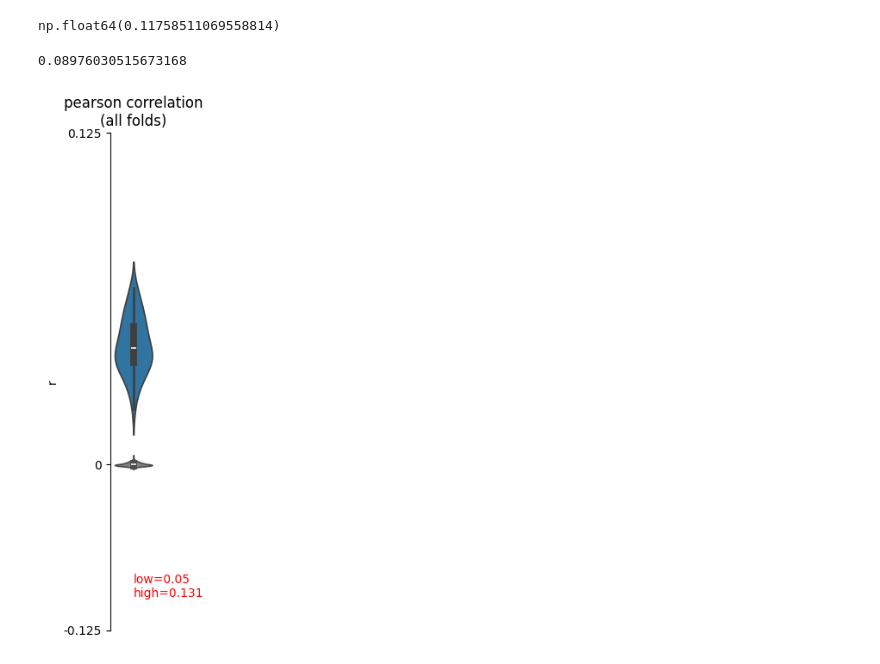
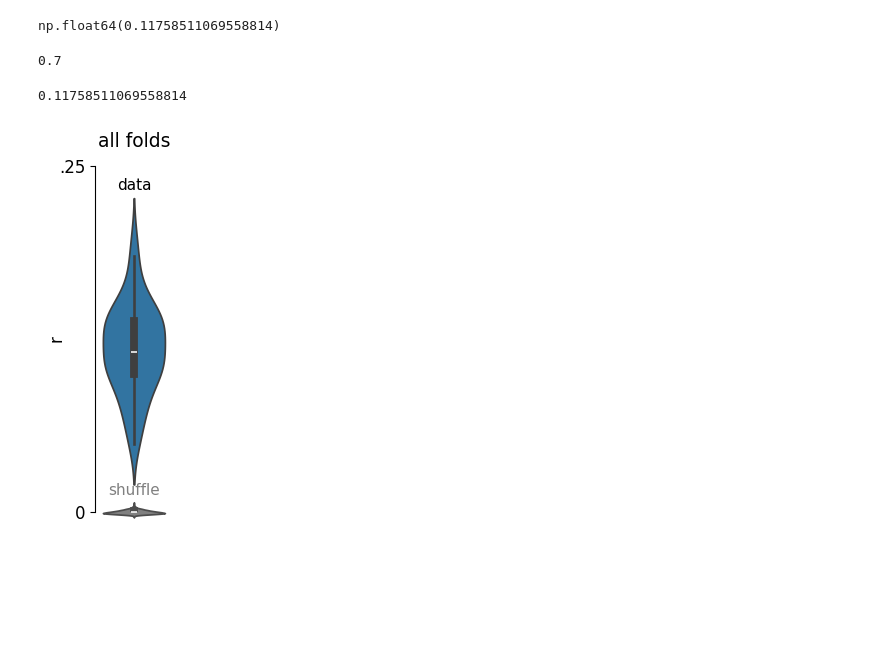
Before and after one commit to brunaafl/ShapeMetrics, a Jupyter notebook: ibl_analyses/notebooks/shape_metrics_figure.ipynb, the cells around one changed output. Cells and saved outputs as stored; diff of their text form; code cells hidden in the pictures; blank space fills up the shorter version.

Commit message:
Recreating figures

```diff
--- a/ibl_analyses/notebooks/shape_metrics_figure.ipynb
+++ b/ibl_analyses/notebooks/shape_metrics_figure.ipynb
@@ -120,10 +123,11 @@ def compute_behavioral_distance(cs, n_trials_total):
     return dist_behavioral, psycho_params, percent_right
 # %%
 
-def get_dists(train_fold,test_fold, metric="area", n_trials_total=None):
+def get_dists(train_fold,test_fold=None, metric="area", n_trials_total=None):
 
     ys,cs = train_fold
-    _,cs = test_fold
+    if test_fold is not None:
+        _,cs = test_fold
 
     S = len(ys)
 
@@ -861,23 +961,29 @@ array([np.float64(0.05497327130589534), np.float64(0.18157355746959752)],
 np.nanmean(data_corrs)
 # %% [output]
 np.float64(0.11758511069558814)
+# %%
+7*1.5/15
+# %% [output]
+0.7
 # %%
 low, high = np.percentile(data_corrs,[2.5,97.5])
 print(np.mean(data_corrs))
 
-fig, axes = plt.subplots(nrows=1, ncols=1, figsize=(7*1.5/15,5*1.5))
-axes.set_title("pearson correlation\n(all folds)")
+fig, axes = plt.subplots(nrows=1, ncols=1, figsize=(1,4.5))
+axes.set_title("all folds", fontsize=13.5, y=1.03)
 
 sns.violinplot(data_corrs,label="data",ax=axes)
 sns.violinplot(shuffle_corrs,label="shuffle",clip_on=False,color="gray",ax=axes)
-axes.set_ylabel("r")
-axes.text(0,-0.1,"low={:.2f}\nhigh={:.3f}".format(low,high),color='r')
+axes.text(0, 0.23, 'data', ha='center', va='bottom', fontsize=11)
+axes.text(0, 0.01, 'shuffle', ha='center', va='bottom', fontsize=11, color='gray')
+axes.set_ylabel("r",  fontsize=12, loc='center', labelpad=-5)
+#axes.text(0,0,"low={:.2f}\nhigh={:.3f}".format(low,high),color='r')
 
-axes.set_yticks([-0.25/2,0,0.25],['-0.125',0,'0.125'])
-axes.set_ylim(-0.125,0.25)
+axes.set_yticks([0,0.25],[0,'.25'], fontsize=12)
+axes.set_ylim(0,0.25)
 axes.set_xticks([])
 sns.despine(bottom=True)
-#plt.savefig("violinplot.svg")
+plt.savefig("violinplot.svg", bbox_inches="tight", pad_inches=0.05)
 # %% [output]
-0.08976030515673168
+0.11758511069558814
-[figure, old version]
+[figure, new version]
```
Also changed, not shown: parts of 13 cells of this notebook, 16 other files.
